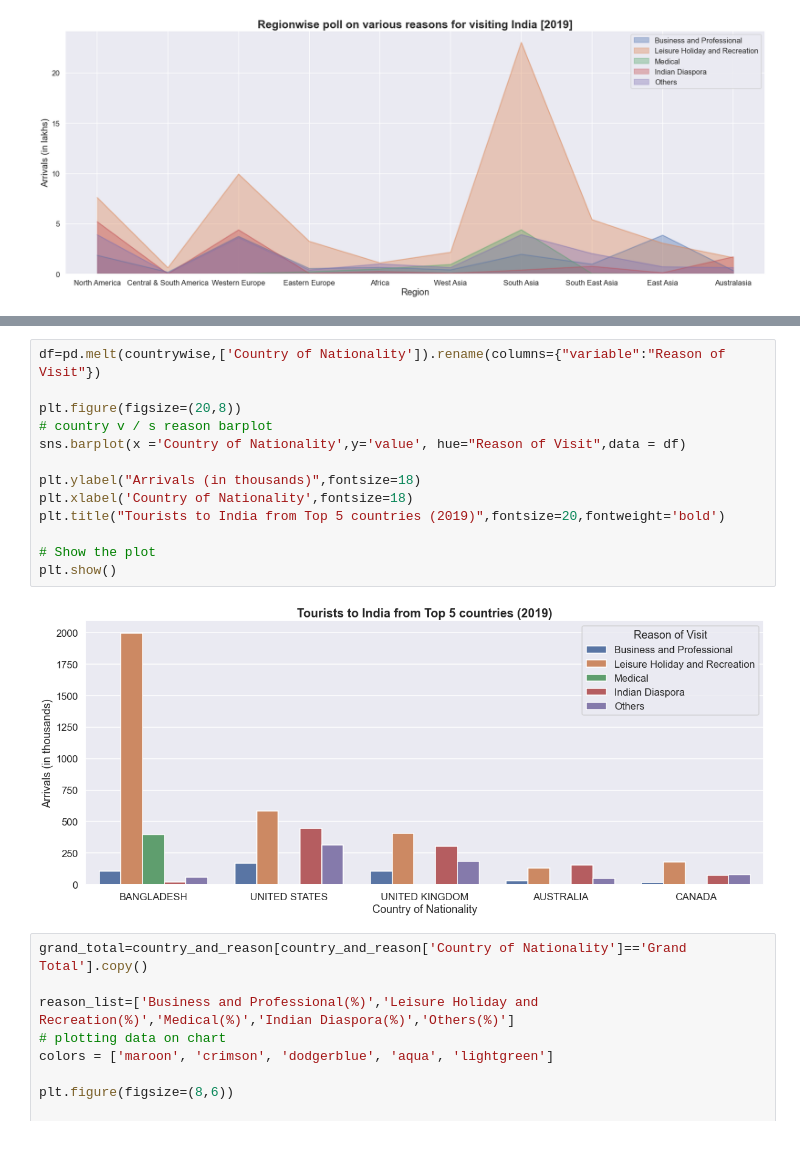
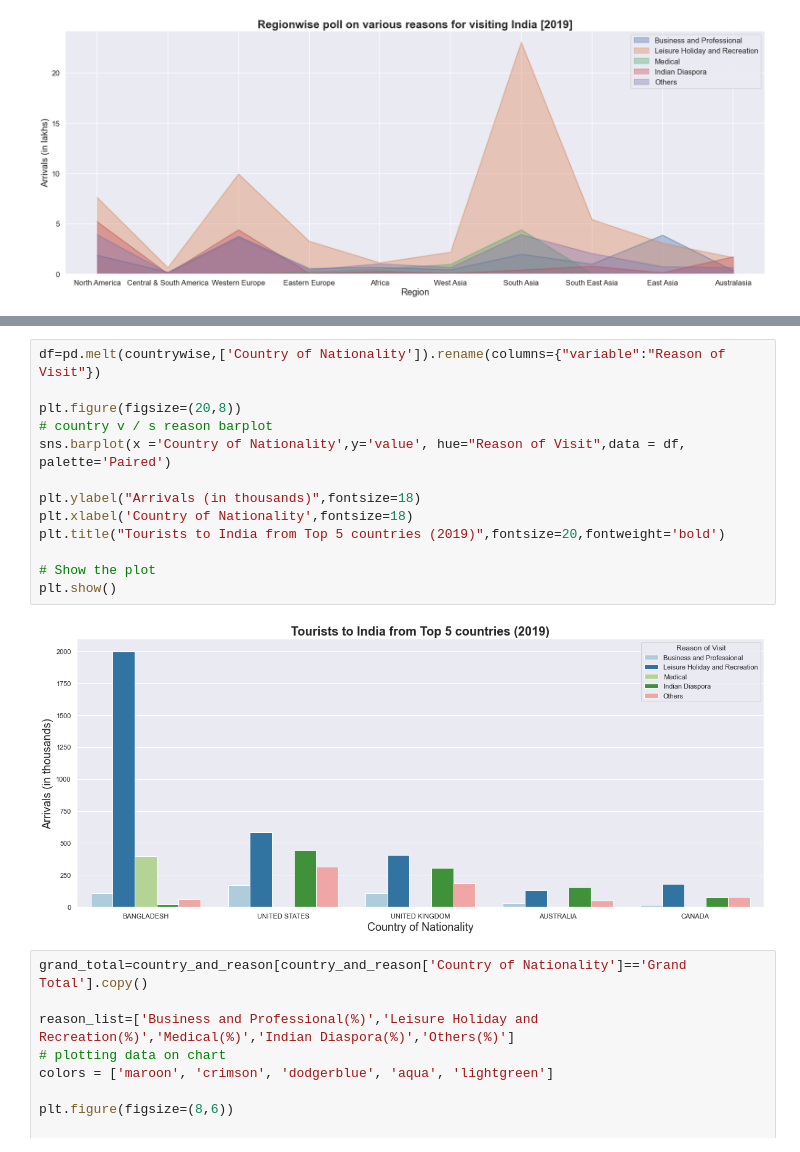
Before and after one commit to Rubix64/Tourism-analysis-of-India, a Jupyter notebook: tourism_analysis_in_India.ipynb, the cells around one changed output, grey strips where cells are left out. Saved outputs shown, nothing was run; the diff lists cells and outputs as text.

```diff
--- a/tourism_analysis_in_India.ipynb
+++ b/tourism_analysis_in_India.ipynb
@@ -251,18 +257,18 @@ countrywise.head()
 # %%
 df=pd.melt(countrywise,['Country of Nationality']).rename(columns={"variable":"Reason of Visit"})
 
 plt.figure(figsize=(20,8))
 # country v / s reason barplot
-sns.barplot(x ='Country of Nationality',y='value', hue="Reason of Visit",data = df)
+sns.barplot(x ='Country of Nationality',y='value', hue="Reason of Visit",data = df, palette='Paired')
 
 plt.ylabel("Arrivals (in thousands)",fontsize=18)
 plt.xlabel('Country of Nationality',fontsize=18)
 plt.title("Tourists to India from Top 5 countries (2019)",fontsize=20,fontweight='bold')
 
 # Show the plot
 plt.show()
 # %% [output]
-[figure, old version]
+[figure, new version]
 # %%
 grand_total=country_and_reason[country_and_reason['Country of Nationality']=='Grand Total'].copy()
 
```
Also changed, not shown: parts of 18 cells of this notebook, 2 other files.
